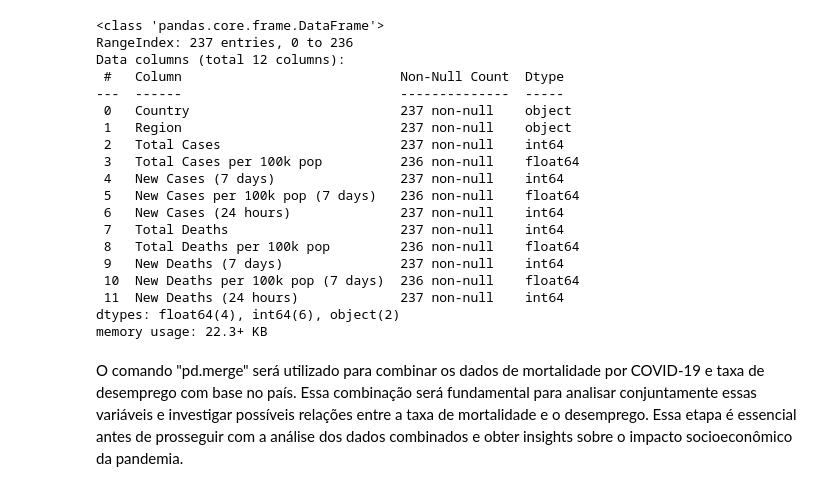
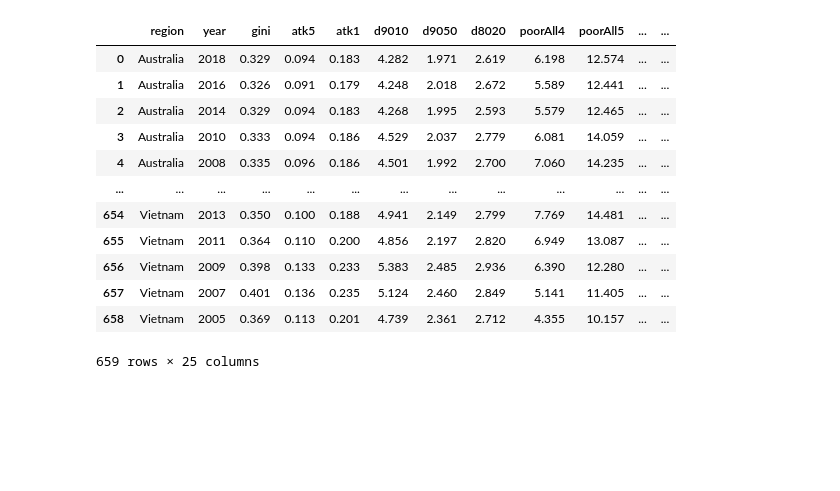
Before and after one commit to PamelaMurta/trabalhodepython, a Jupyter notebook: trabalhofinal.ipynb, the cells around one changed output. Cells and saved outputs as stored; diff of their text form; code cells hidden in the pictures; blank space fills up the shorter version.

```diff
--- a/trabalhofinal.ipynb
+++ b/trabalhofinal.ipynb
@@ -166,24 +20,0 @@ O comando "mortecovid.info()" fornece informações detalhadas sobre os dados de
-# %%
-mortecovid.info()
-# %% [output]
-<class 'pandas.core.frame.DataFrame'>
-RangeIndex: 237 entries, 0 to 236
-Data columns (total 12 columns):
- #   Column                            Non-Null Count  Dtype
----  ------                            --------------  -----
- 0   Country                           237 non-null    object
- 1   Region                            237 non-null    object
- 2   Total Cases                       237 non-null    int64
- 3   Total Cases per 100k pop          236 non-null    float64
- 4   New Cases (7 days)                237 non-null    int64
- 5   New Cases per 100k pop (7 days)   236 non-null    float64
- 6   New Cases (24 hours)              237 non-null    int64
- 7   Total Deaths                      237 non-null    int64
- 8   Total Deaths per 100k pop         236 non-null    float64
- 9   New Deaths (7 days)               237 non-null    int64
- 10  New Deaths per 100k pop (7 days)  236 non-null    float64
- 11  New Deaths (24 hours)             237 non-null    int64
-dtypes: float64(4), int64(6), object(2)
-memory usage: 22.3+ KB
-# %% [markdown]
-O comando "pd.merge" será utilizado para combinar os dados de mortalidade por COVID-19 e taxa de desemprego com base no país. Essa combinação será fundamental para analisar conjuntamente essas variáveis e investigar possíveis relações entre a taxa de mortalidade e o desemprego. Essa etapa é essencial antes de prosseguir com a análise dos dados combinados e obter insights sobre o impacto socioeconômico da pandemia.
@@ -190 +23,17 @@ O comando "pd.merge" será utilizado para combinar os dados de mortalidade por C
+# %%
+pobreza
+# %% [output]
+|  | region | year | gini | atk5 | atk1 | d9010 | d9050 | d8020 | poorAll4 | poorAll5 | ... | ... |
+| 0 | Australia | 2018 | 0.329 | 0.094 | 0.183 | 4.282 | 1.971 | 2.619 | 6.198 | 12.574 | ... | ... |
+| 1 | Australia | 2016 | 0.326 | 0.091 | 0.179 | 4.248 | 2.018 | 2.672 | 5.589 | 12.441 | ... | ... |
+| 2 | Australia | 2014 | 0.329 | 0.094 | 0.183 | 4.268 | 1.995 | 2.593 | 5.579 | 12.465 | ... | ... |
+| 3 | Australia | 2010 | 0.333 | 0.094 | 0.186 | 4.529 | 2.037 | 2.779 | 6.081 | 14.059 | ... | ... |
+| 4 | Australia | 2008 | 0.335 | 0.096 | 0.186 | 4.501 | 1.992 | 2.700 | 7.060 | 14.235 | ... | ... |
+| ... | ... | ... | ... | ... | ... | ... | ... | ... | ... | ... | ... | ... |
+| 654 | Vietnam | 2013 | 0.350 | 0.100 | 0.188 | 4.941 | 2.149 | 2.799 | 7.769 | 14.481 | ... | ... |
+| 655 | Vietnam | 2011 | 0.364 | 0.110 | 0.200 | 4.856 | 2.197 | 2.820 | 6.949 | 13.087 | ... | ... |
+| 656 | Vietnam | 2009 | 0.398 | 0.133 | 0.233 | 5.383 | 2.485 | 2.936 | 6.390 | 12.280 | ... | ... |
+| 657 | Vietnam | 2007 | 0.401 | 0.136 | 0.235 | 5.124 | 2.460 | 2.849 | 5.141 | 11.405 | ... | ... |
+| 658 | Vietnam | 2005 | 0.369 | 0.113 | 0.201 | 4.739 | 2.361 | 2.712 | 4.355 | 10.157 | ... | ... |
+659 rows × 25 columns
 # %%
```
Also changed, not shown: parts of 124 cells of this notebook.
